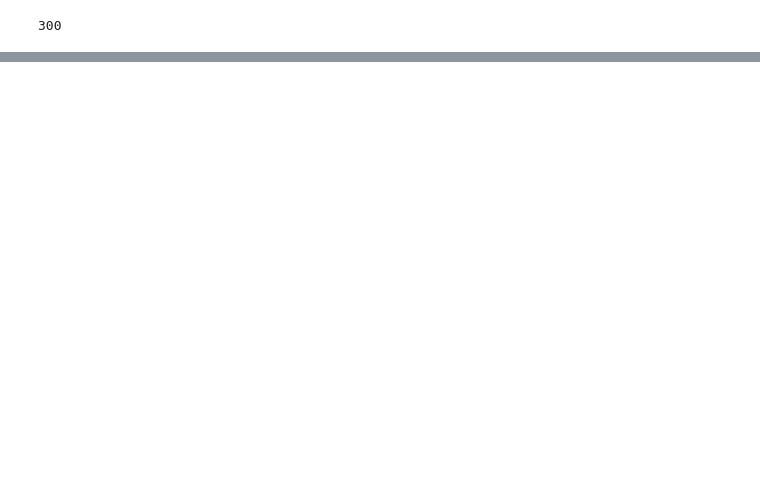
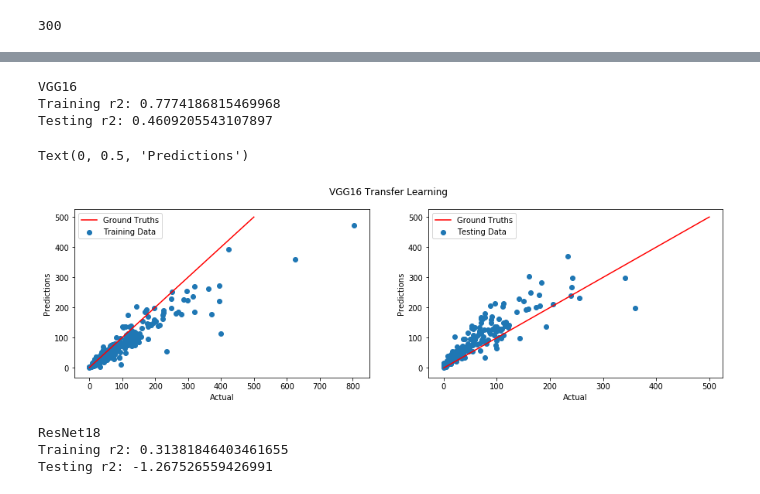
Before and after one commit to stanleykywu/covid-19-crowd-counting, a Jupyter notebook: Exploration.ipynb, the cells around one changed output, grey strips where cells are left out. Cells and saved outputs as stored; diff of their text form; code cells hidden in the pictures; blank space fills up the shorter version.

Commit message:
initial resnet and vgg16 results

```diff
--- a/Exploration.ipynb
+++ b/Exploration.ipynb
@@ -209,9 +178,41 @@ for i, data in enumerate(loaders['train'], 0):
 from sklearn.metrics import r2_score
 from sklearn.metrics import mean_squared_error
 
-for i, act in enumerate(actual):
+for i, act in enumerate(train_vgg16_actual):
     if np.isnan(act):
-        print('-')
-        actual[i] = 0
+        train_vgg16_actual[i] = 0
+for i, act in enumerate(test_vgg16_actual):
+    if np.isnan(act):
+        test_vgg16_actual[i] = 0
 
-r2_score([float(x) for x in actual], [float(x) for x in predictions])
+train_r2 = r2_score([float(x) for x in train_vgg16_actual], [float(x) for x in train_vgg16_predictions])
+test_r2 = r2_score([float(x) for x in test_vgg16_actual], [float(x) for x in test_vgg16_predictions])
+
+print("VGG16")
+print('Training r2: {}'.format(train_r2))
+print('Testing r2: {}'.format(test_r2))
+# %% [output]
+VGG16
+Training r2: 0.7774186815469968
+Testing r2: 0.4609205543107897
+# %%
+fg, (p1, p2) = plt.subplots(1, 2, figsize=(15, 4))
+
+fg.suptitle('VGG16 Transfer Learning')
+
+x = np.linspace(0,500,1000)
+y = x
+p1.plot(x, y, '-r', label='Ground Truths')
+p1.scatter(train_vgg16_actual, train_vgg16_predictions, label='Training Data')
+p1.legend()
+p1.set_xlabel('Actual')
+p1.set_ylabel('Predictions')
+
+p2.plot(x, y, '-r', label='Ground Truths')
+p2.scatter(test_vgg16_actual, test_vgg16_predictions, label='Testing Data')
+p2.legend()
+p2.set_xlabel('Actual')
+p2.set_ylabel('Predictions')
+# %% [output]
+Text(0, 0.5, 'Predictions')
+[figure, added]
@@ -217,0 +267,21 @@ r2_score([float(x) for x in actual], [float(x) for x in predictions])
+# %%
+from sklearn.metrics import r2_score
+from sklearn.metrics import mean_squared_error
+
+for i, act in enumerate(train_resnet18_actual):
+    if np.isnan(act):
+        train_resnet18_actual[i] = 0
+for i, act in enumerate(test_resnet18_actual):
+    if np.isnan(act):
+        test_resnet18_actual[i] = 0
+
+train_r2 = r2_score([float(x) for x in train_resnet18_actual], [float(x) for x in train_resnet18_predictions])
+test_r2 = r2_score([float(x) for x in test_resnet18_actual], [float(x) for x in test_resnet18_predictions])
+
+print("ResNet18")
+print('Training r2: {}'.format(train_r2))
+print('Testing r2: {}'.format(test_r2))
+# %% [output]
+ResNet18
+Training r2: 0.31381846403461655
+Testing r2: -1.267526559426991
```
Also changed, not shown: parts of 9 cells of this notebook, 2 other files.
